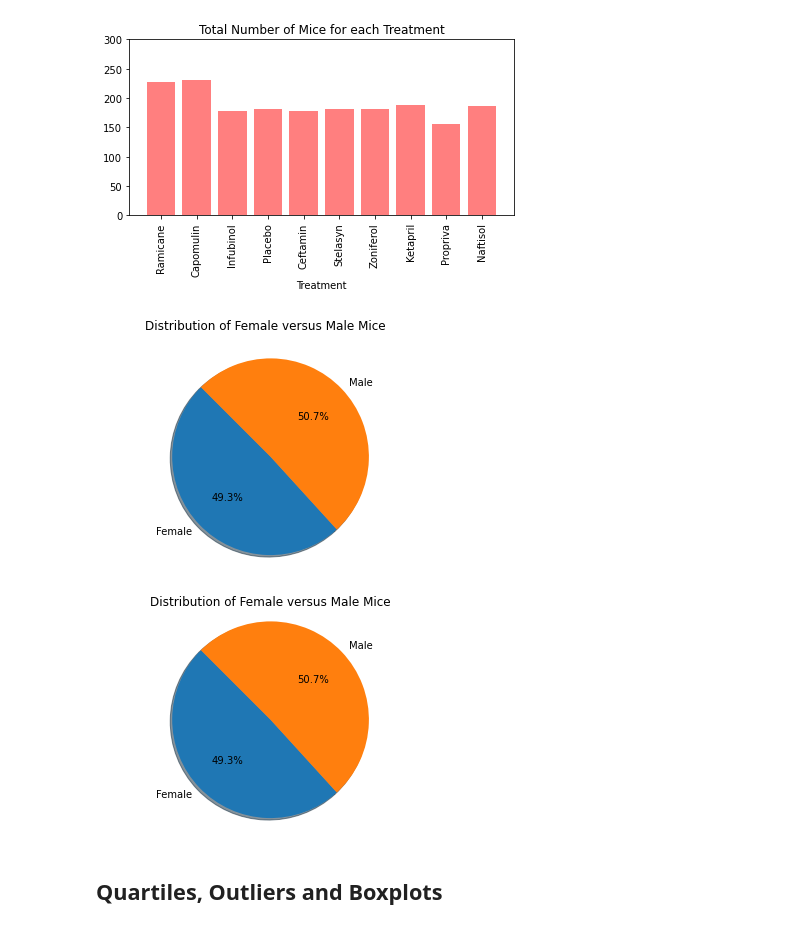
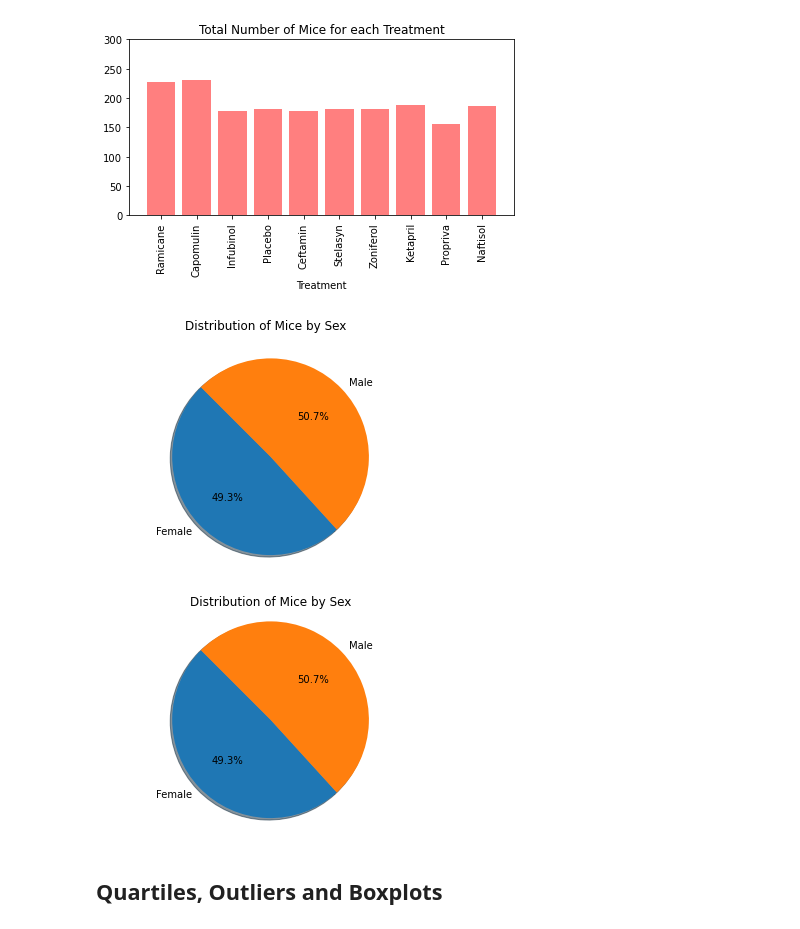
Before and after one commit to thierzon/matplotlib-challenge, a Jupyter notebook: Pymaceuticals/pymaceuticals.ipynb, the cells around one changed output. Drawn from its saved outputs; the diff is of its cells as text; code cells hidden in the pictures.

```diff
--- a/Pymaceuticals/pymaceuticals.ipynb
+++ b/Pymaceuticals/pymaceuticals.ipynb
@@ -209,25 +209,25 @@ plt.show()
 # %%
 # Generate a pie plot showing the distribution of female versus male mice using pandas
 mouse_sex_data = pd.DataFrame(clean_data, columns=["Mouse ID", "Sex"])
 mouse_sex_data = mouse_sex_data.groupby(["Sex"]).count()
 mouse_sex_data = mouse_sex_data.rename(columns={"Mouse ID":""})
 
-mouse_sex_data.plot(kind="pie", subplots=True, title="Distribution of Female versus Male Mice", autopct="%1.1f%%", shadow=True, startangle=135, legend=False)
+mouse_sex_data.plot(kind="pie", subplots=True, title="Distribution of Mice by Sex", autopct="%1.1f%%", shadow=True, startangle=135, legend=False)
 plt.axis("equal")
 plt.show()
 # %% [output]
-[figure, old version]
+[figure, new version]
 # %%
 # Generate a pie plot showing the distribution of female versus male mice using pyplot
 mice_sex = mouse_sex_data[""].unique()
 labels = mouse_sex_data.index.array
 
 plt.pie(mice_sex, labels=labels, autopct="%1.1f%%", shadow=True, startangle=135)
-plt.title("Distribution of Female versus Male Mice")
+plt.title("Distribution of Mice by Sex")
 plt.axis("equal")
 plt.show()
 # %% [output]
-[figure, old version]
+[figure, new version]
 # %% [markdown]
 ## Quartiles, Outliers and Boxplots
 # %%
```
Also changed, not shown: parts of 8 cells of this notebook.
